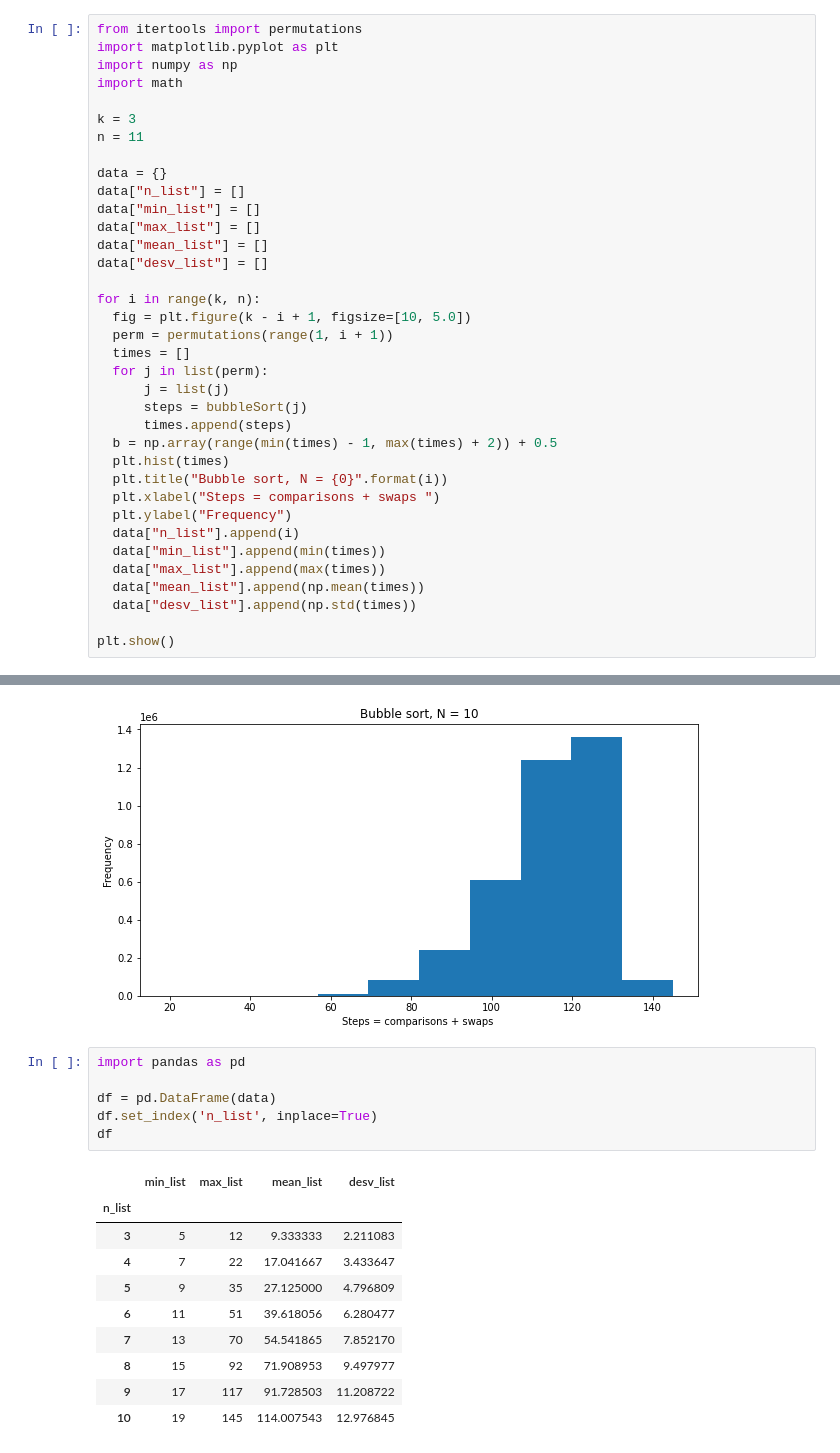
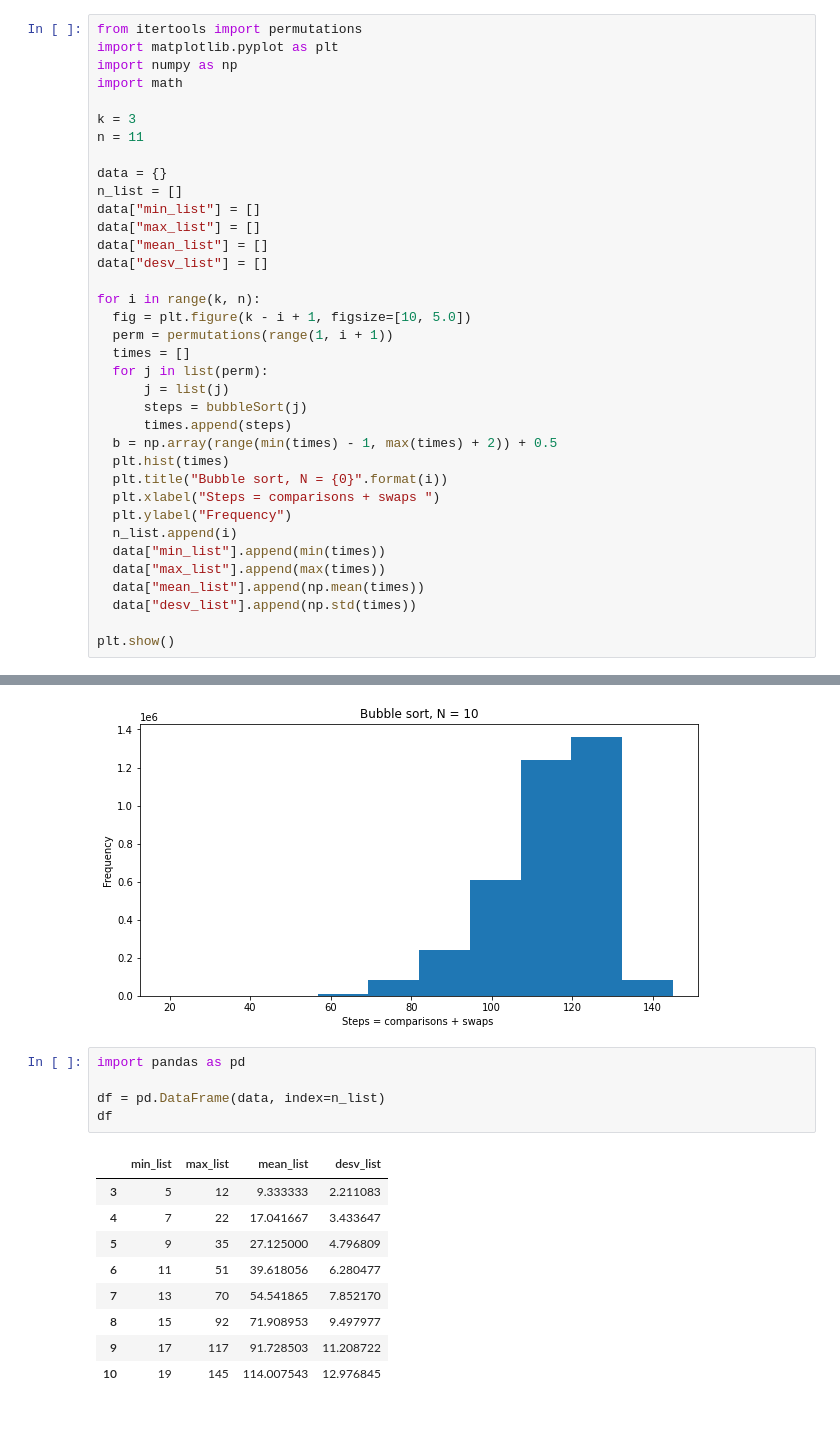
Before and after one commit to rcalvom/AlgorithmsUN2021I, a Jupyter notebook: Lab9/BubbleSortOptDistributionWithoutRepGroup2.ipynb, the cells around one changed output, grey strips where cells are left out. Saved outputs shown, nothing was run; the diff lists cells and outputs as text; blank space fills up the shorter version.

```diff
--- a/Lab9/BubbleSortOptDistributionWithoutRepGroup2.ipynb
+++ b/Lab9/BubbleSortOptDistributionWithoutRepGroup2.ipynb
@@ -52,7 +54,7 @@ k = 3
 n = 11
 
 data = {}
-data["n_list"] = []
+n_list = []
 data["min_list"] = []
 data["max_list"] = []
 data["mean_list"] = []
@@ -71,7 +73,7 @@ for i in range(k, n):
   plt.title("Bubble sort, N = {0}".format(i))
   plt.xlabel("Steps = comparisons + swaps ")
   plt.ylabel("Frequency")
-  data["n_list"].append(i)
+  n_list.append(i)
   data["min_list"].append(min(times))
   data["max_list"].append(max(times))
   data["mean_list"].append(np.mean(times))
@@ -90,12 +92,10 @@ plt.show()
 # %%
 import pandas as pd
 
-df = pd.DataFrame(data)
-df.set_index('n_list', inplace=True)
+df = pd.DataFrame(data, index=n_list)
 df
 # %% [output]
 |  | min_list | max_list | mean_list | desv_list |
-| n_list |  |  |  |  |
 | 3 | 5 | 12 | 9.333333 | 2.211083 |
 | 4 | 7 | 22 | 17.041667 | 3.433647 |
 | 5 | 9 | 35 | 27.125000 | 4.796809 |
```
Also changed, not shown: parts of 2 cells of this notebook.
